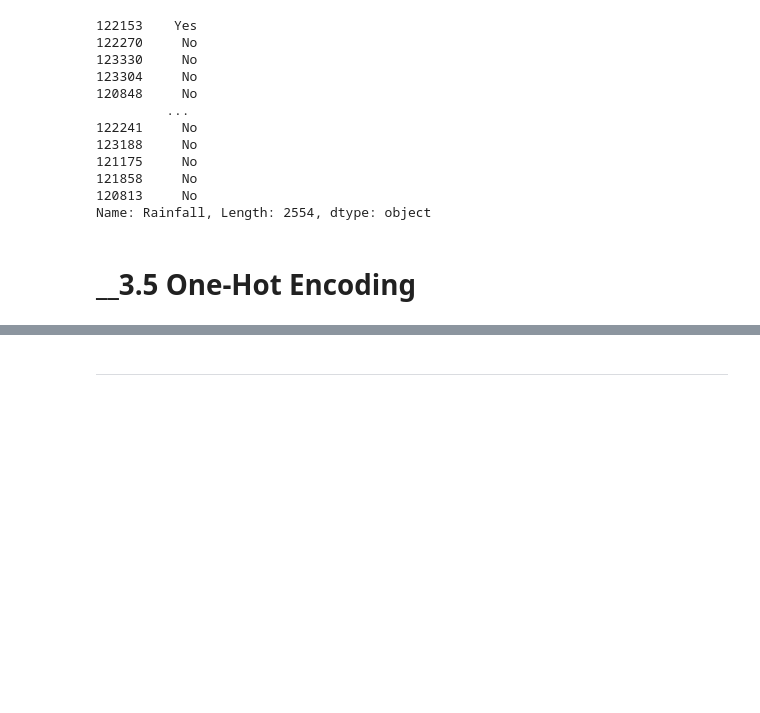
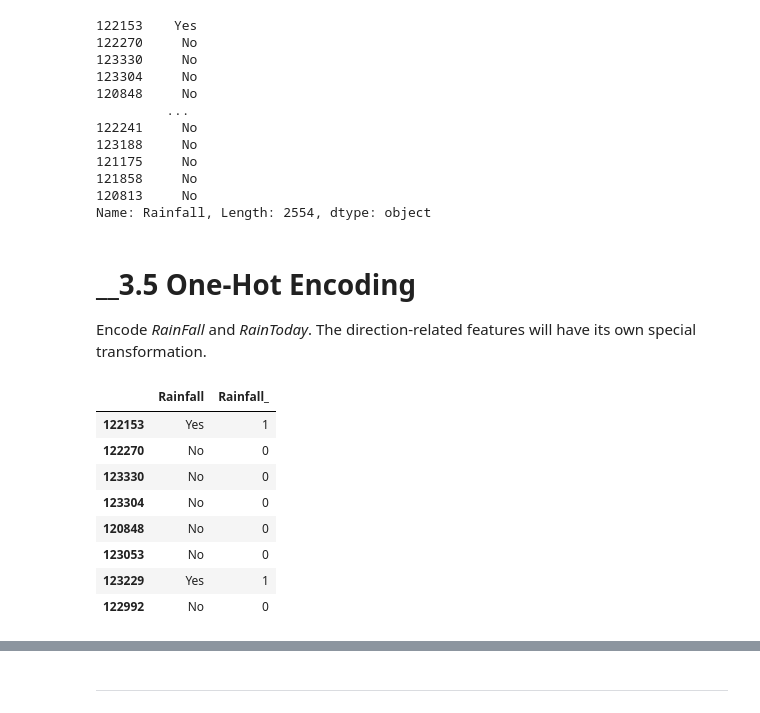
Before and after one commit to poolGolez/project-roosevelt, a Jupyter notebook: will-it-rain-in-perth.ipynb, the cells around one changed output, grey strips where cells are left out. Saved outputs shown, nothing was run; the diff lists cells and outputs as text; code cells hidden in the pictures; blank space fills up the shorter version.

Commit message:
Encode yes/no on rainfall attributes

```diff
--- a/will-it-rain-in-perth.ipynb
+++ b/will-it-rain-in-perth.ipynb
@@ -1674,3 +1674,5 @@ discretize_rainfall(X_train['Rainfall'])
 Name: Rainfall, Length: 2554, dtype: object
 # %% [markdown]
 # __3.5 One-Hot Encoding
+
+Encode *RainFall* and *RainToday*. The direction-related features will have its own special transformation.
@@ -1681,0 +1679,18 @@ Name: Rainfall, Length: 2554, dtype: object
+# %%
+def encode_yes_no(df, col):
+    result = df.copy()
+    result[f"{col}_"] = result[col].apply(lambda v: 1 if v == "Yes" else 0)
+
+    return result
+# %%
+encode_yes_no(pd.DataFrame(discretize_rainfall(X_train['Rainfall'])), 'Rainfall').head(8)
+# %% [output]
+|  | Rainfall | Rainfall_ |
+| 122153 | Yes | 1 |
+| 122270 | No | 0 |
+| 123330 | No | 0 |
+| 123304 | No | 0 |
+| 120848 | No | 0 |
+| 123053 | No | 0 |
+| 123229 | Yes | 1 |
+| 122992 | No | 0 |
```
Also changed, not shown: parts of 3 cells of this notebook.
